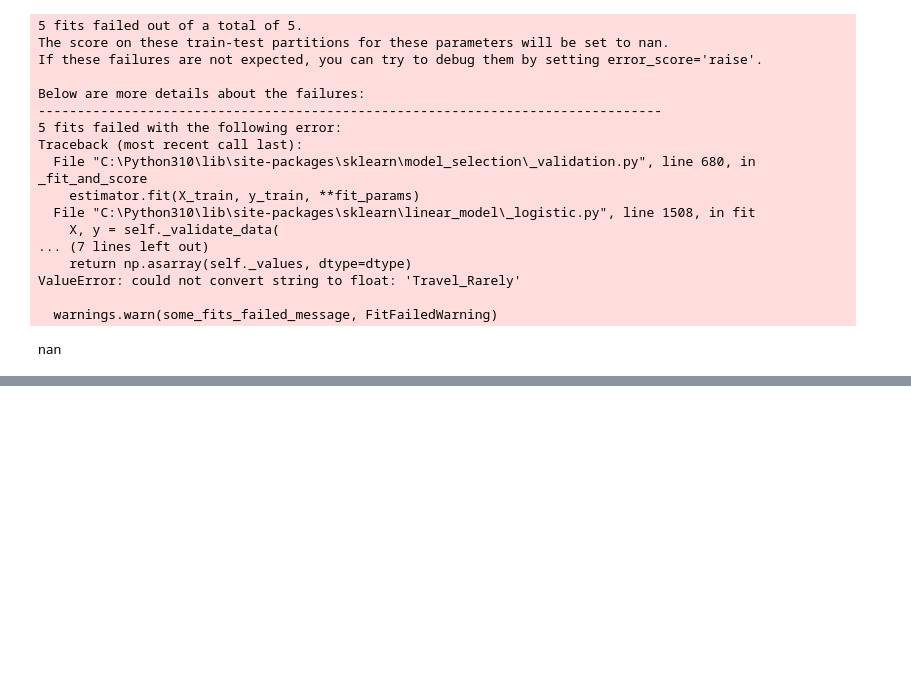
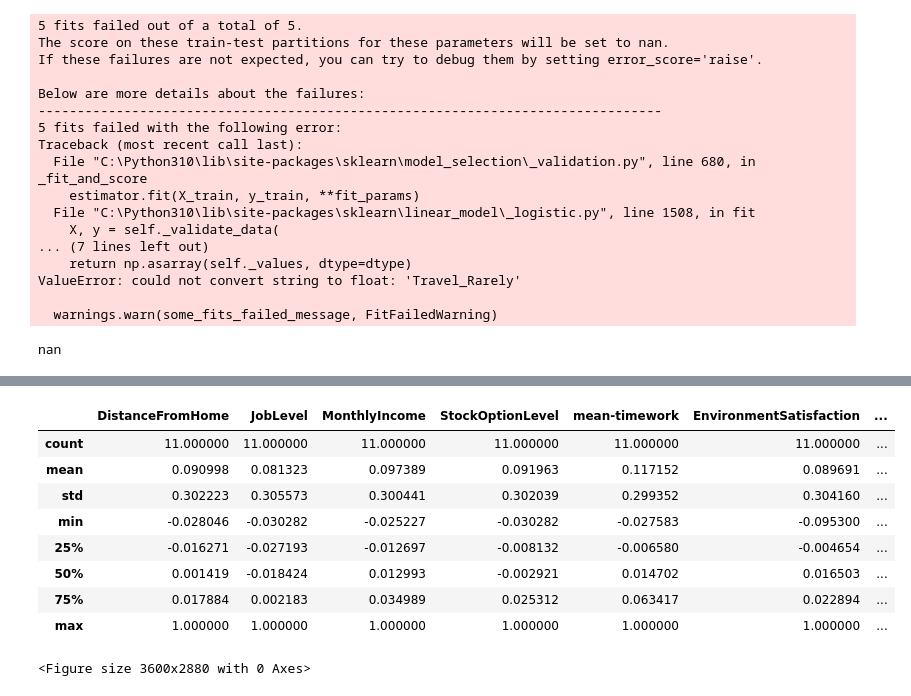
Before and after one commit to Plexiglace-EL/projet-IA, a Jupyter notebook: Model.ipynb, the cells around one changed output, grey strips where cells are left out. Drawn from its saved outputs; the diff is of its cells as text; code cells hidden in the pictures; blank space fills up the shorter version.

```diff
--- a/Model.ipynb
+++ b/Model.ipynb
@@ -294,0 +350,21 @@ ValueError: could not convert string to float: 'Travel_Rarely'
+# %%
+X_corr_2 = X_corr.loc[:, :]
+
+X_corr_2 = X_corr_2.drop(columns=['Age', 'Education', 'NumCompaniesWorked', 'PercentSalaryHike', 'TotalWorkingYears', 'TrainingTimesLastYear', 'YearsAtCompany', 'YearsSinceLastPromotion', 'YearsWithCurrManager'])
+plt.figure(figsize=(50, 40))
+
+correlation = X_corr_2.corr(method='spearman')
+correlation.describe()
+#sns.heatmap(correlation, annot=True, annot_kws={'size': 22})
+#plt.show()
+# %% [output]
+|  | DistanceFromHome | JobLevel | MonthlyIncome | StockOptionLevel | mean-timework | EnvironmentSatisfaction | ... |
+| count | 11.000000 | 11.000000 | 11.000000 | 11.000000 | 11.000000 | 11.000000 | ... |
+| mean | 0.090998 | 0.081323 | 0.097389 | 0.091963 | 0.117152 | 0.089691 | ... |
+| std | 0.302223 | 0.305573 | 0.300441 | 0.302039 | 0.299352 | 0.304160 | ... |
+| min | -0.028046 | -0.030282 | -0.025227 | -0.030282 | -0.027583 | -0.095300 | ... |
+| 25% | -0.016271 | -0.027193 | -0.012697 | -0.008132 | -0.006580 | -0.004654 | ... |
+| 50% | 0.001419 | -0.018424 | 0.012993 | -0.002921 | 0.014702 | 0.016503 | ... |
+| 75% | 0.017884 | 0.002183 | 0.034989 | 0.025312 | 0.063417 | 0.022894 | ... |
+| max | 1.000000 | 1.000000 | 1.000000 | 1.000000 | 1.000000 | 1.000000 | ... |
+<Figure size 3600x2880 with 0 Axes>
```
Also changed, not shown: parts of 16 cells of this notebook.
